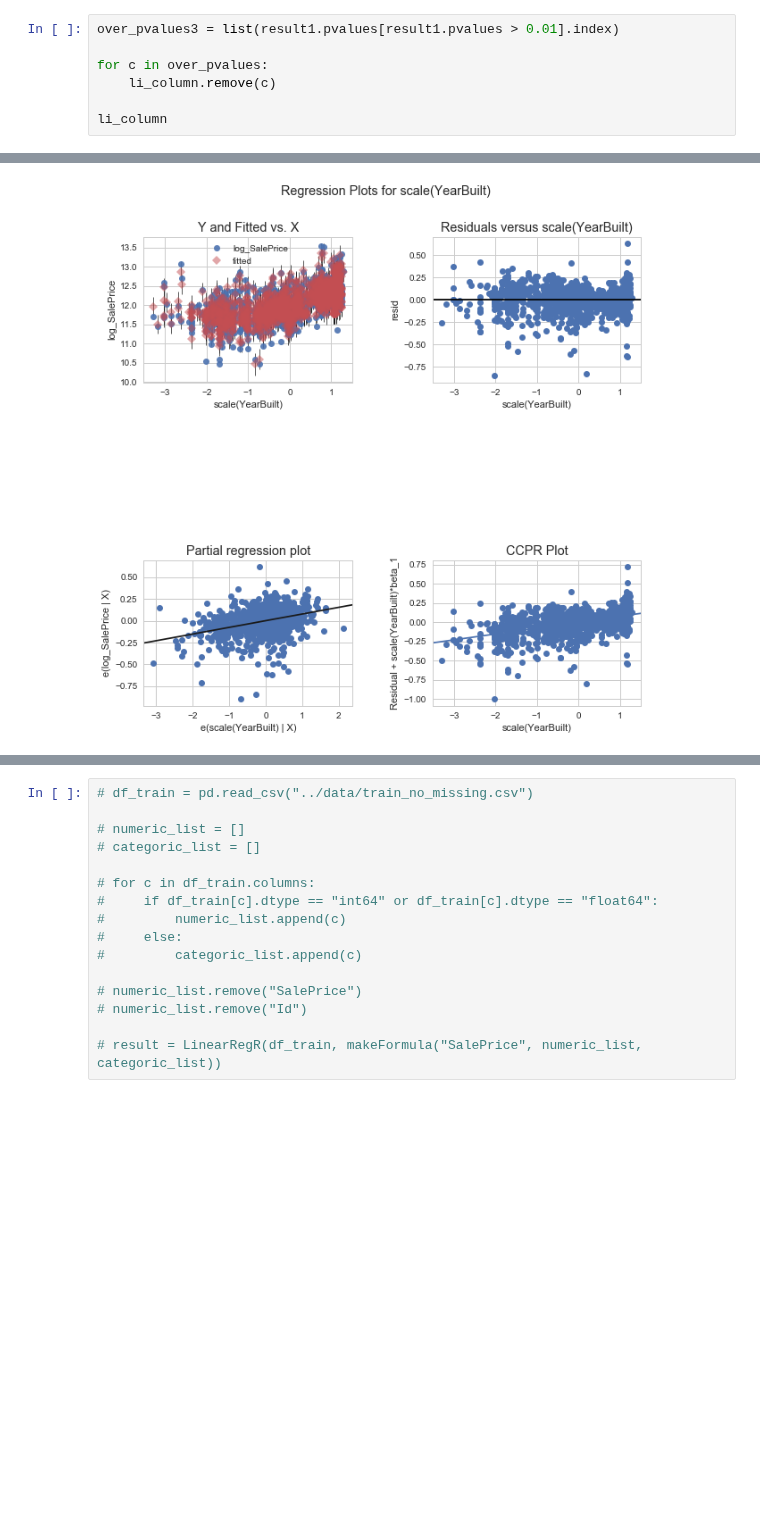
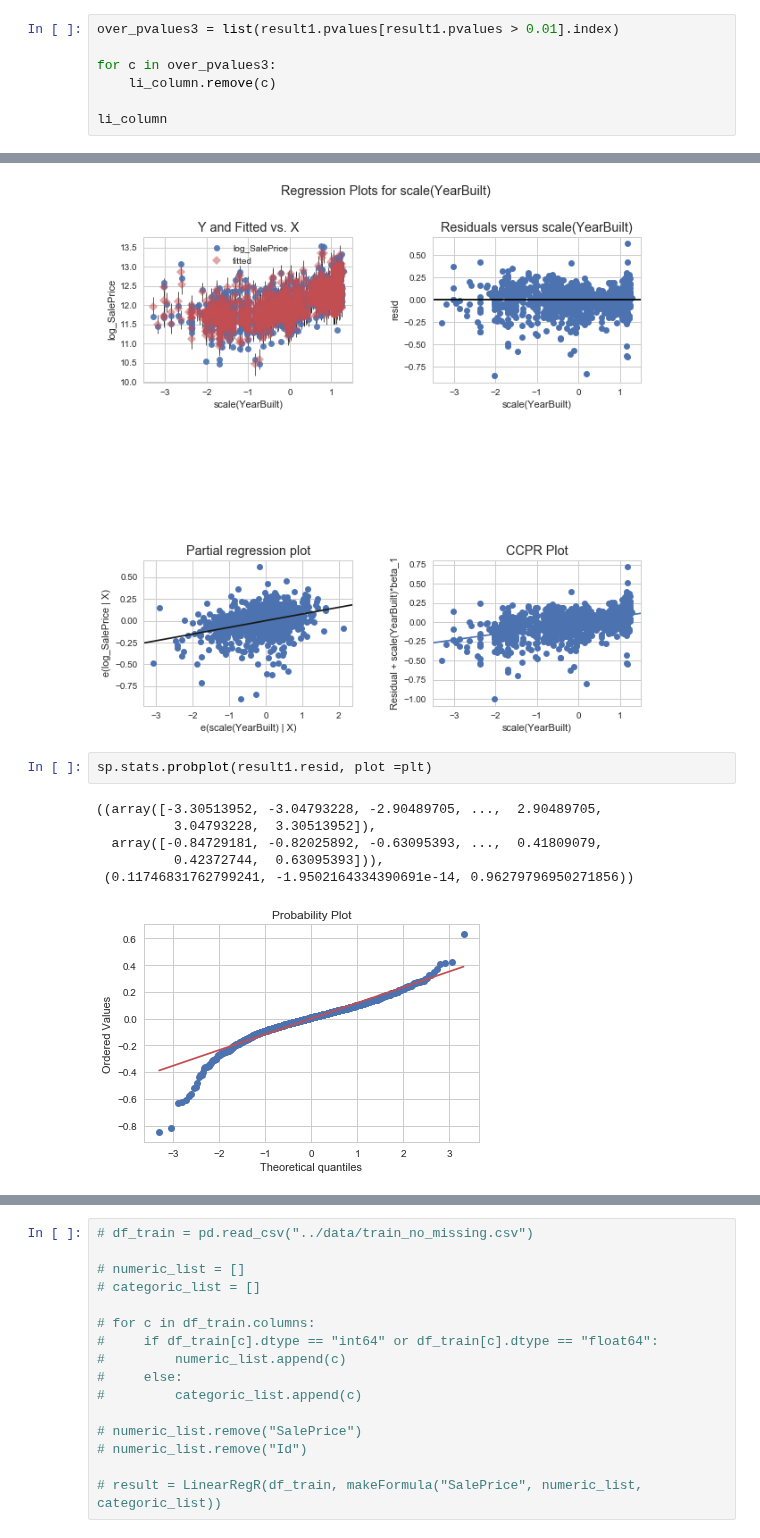
Before and after one commit to wjy5446/house-price-project, a Jupyter notebook: YoonJaeyoung/3-feature-engineering-new.ipynb, the cells around one changed output, grey strips where cells are left out. Cells and saved outputs as stored; diff of their text form; blank space fills up the shorter version.

```diff
--- a/YoonJaeyoung/3-feature-engineering-new.ipynb
+++ b/YoonJaeyoung/3-feature-engineering-new.ipynb
@@ -291,7 +294,7 @@ strong multicollinearity or other numerical problems.
 # %%
 over_pvalues3 = list(result1.pvalues[result1.pvalues > 0.01].index)
 
-for c in over_pvalues:
+for c in over_pvalues3:
     li_column.remove(c)
 
 li_column
@@ -359,3 +362,12 @@ Warnings:
 LinearRegExo(df_train, makeScaleFormula("log_SalePrice", scale_list, non_scale_list, True), "scale(YearBuilt)")
 # %% [output]
 [figure]
+# %%
+sp.stats.probplot(result1.resid, plot =plt)
+# %% [output]
+((array([-3.30513952, -3.04793228, -2.90489705, ...,  2.90489705,
+          3.04793228,  3.30513952]),
+  array([-0.84729181, -0.82025892, -0.63095393, ...,  0.41809079,
+          0.42372744,  0.63095393])),
+ (0.11746831762799241, -1.9502164334390691e-14, 0.96279796950271856))
+[figure, added]
```
Also changed, not shown: parts of 12 cells of this notebook, 8 other files.
